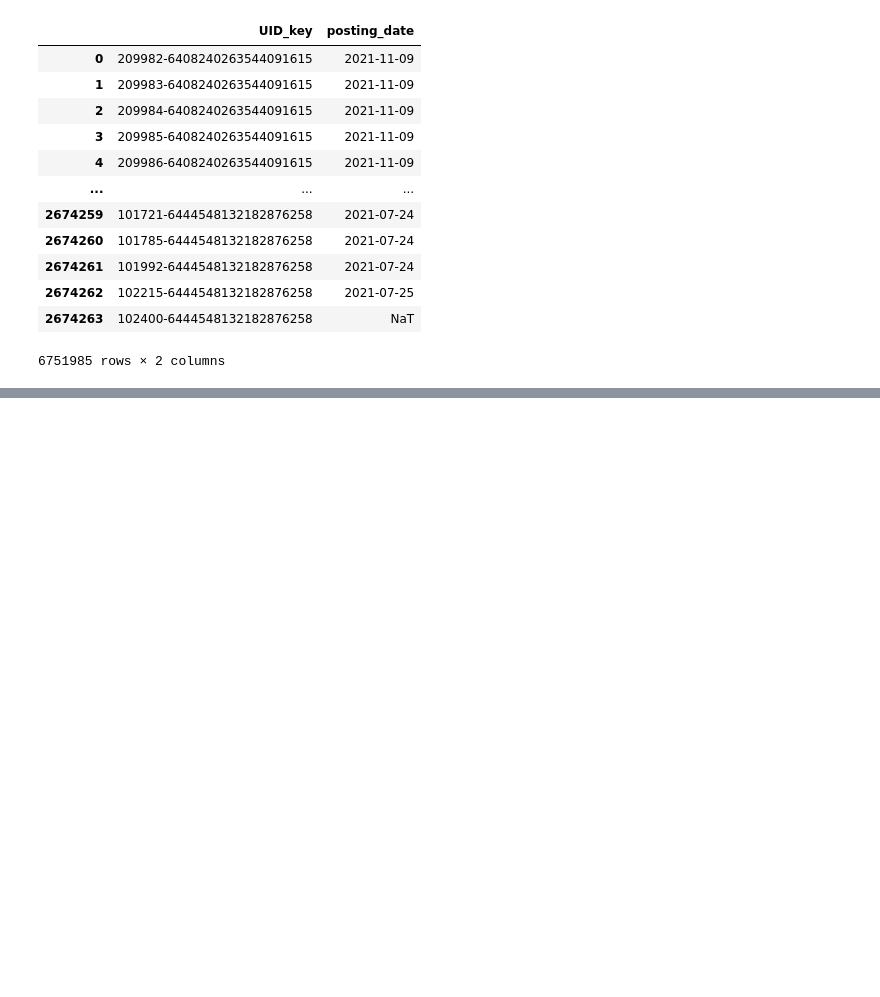
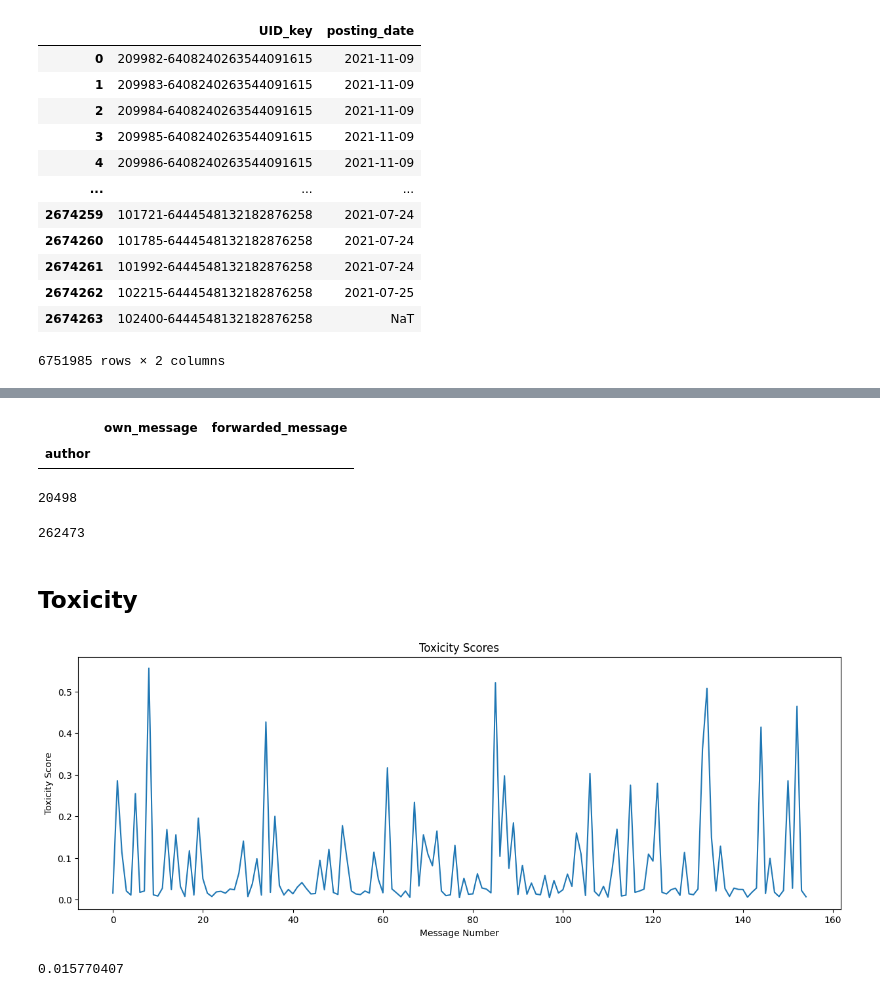
Before and after one commit to krugeremily/DAEGC_Conspiratorial_Actor_Typology, a Jupyter notebook: notebooks/Exploration.ipynb, the cells around one changed output, grey strips where cells are left out. Saved outputs shown, nothing was run; the diff lists cells and outputs as text; code cells hidden in the pictures; blank space fills up the shorter version.

```diff
--- a/notebooks/Exploration.ipynb
+++ b/notebooks/Exploration.ipynb
@@ -1045,0 +1151,30 @@ fwd_check = data.groupby('author').agg({'message': 'count', 'fwd_message': 'coun
+# %%
+# check for author who have both own and forwarded messages
+agg[(agg['forwarded_message'] != 0) & (agg['own_message'] != 0)]
+# %% [output]
+|  | own_message | forwarded_message |
+| author |  |  |
+# %%
+#to check that measure works
+agg.forwarded_message.sum()
+# %% [output]
+20498
+# %%
+#to check that measure works
+agg.own_message.sum()
+# %% [output]
+262473
+# %% [markdown]
+## Toxicity
+# %%
+results = pd.read_csv('../results/post-aggregation/author_200.csv.gzip', compression='gzip')
+# %%
+#plot toxicity scores as line chart for non null values
+plt.figure(figsize=(15, 5))
+plt.plot(results[results['toxicity'].notnull()]['toxicity'])
+plt.title('Toxicity Scores')
+plt.xlabel('Message Number')
+plt.ylabel('Toxicity Score')
+plt.show()
+# %% [output]
+[figure, added]
@@ -1045,0 +1204,4 @@ fwd_check = data.groupby('author').agg({'message': 'count', 'fwd_message': 'coun
+# %%
+toxicity_detection('sehr informative Sendung!!', client)
+# %% [output]
+0.015770407
```
Also changed, not shown: parts of 28 cells of this notebook, 22 other files.
